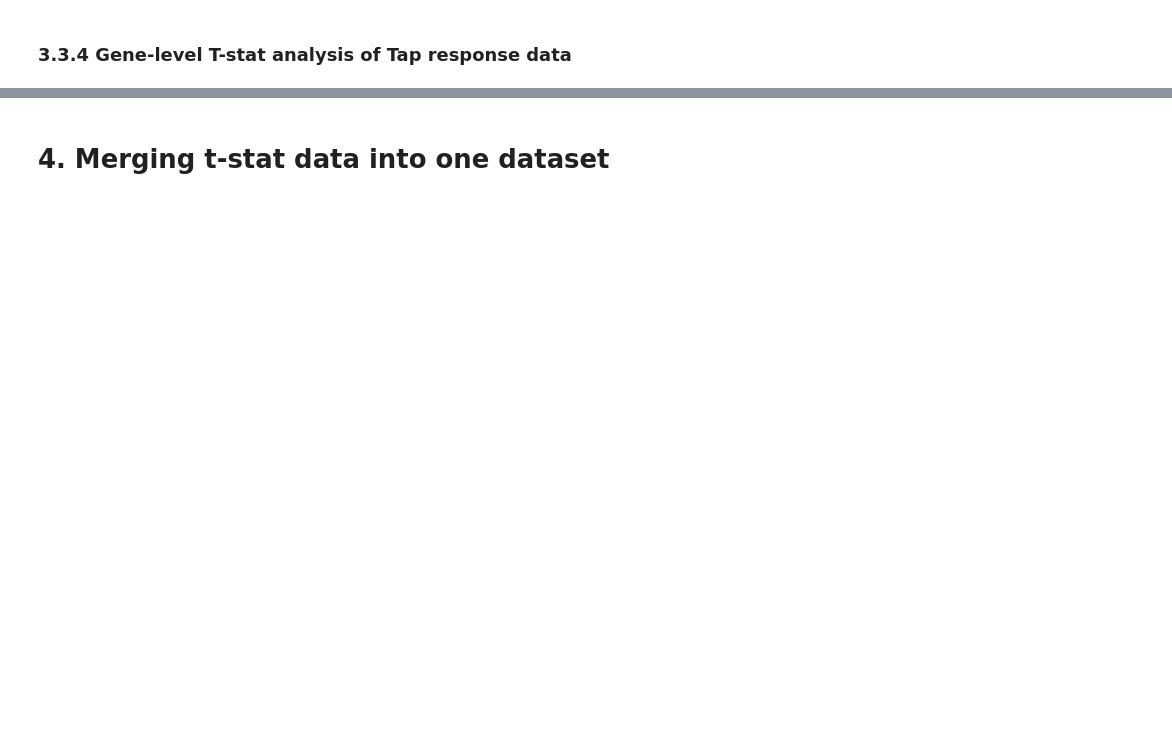
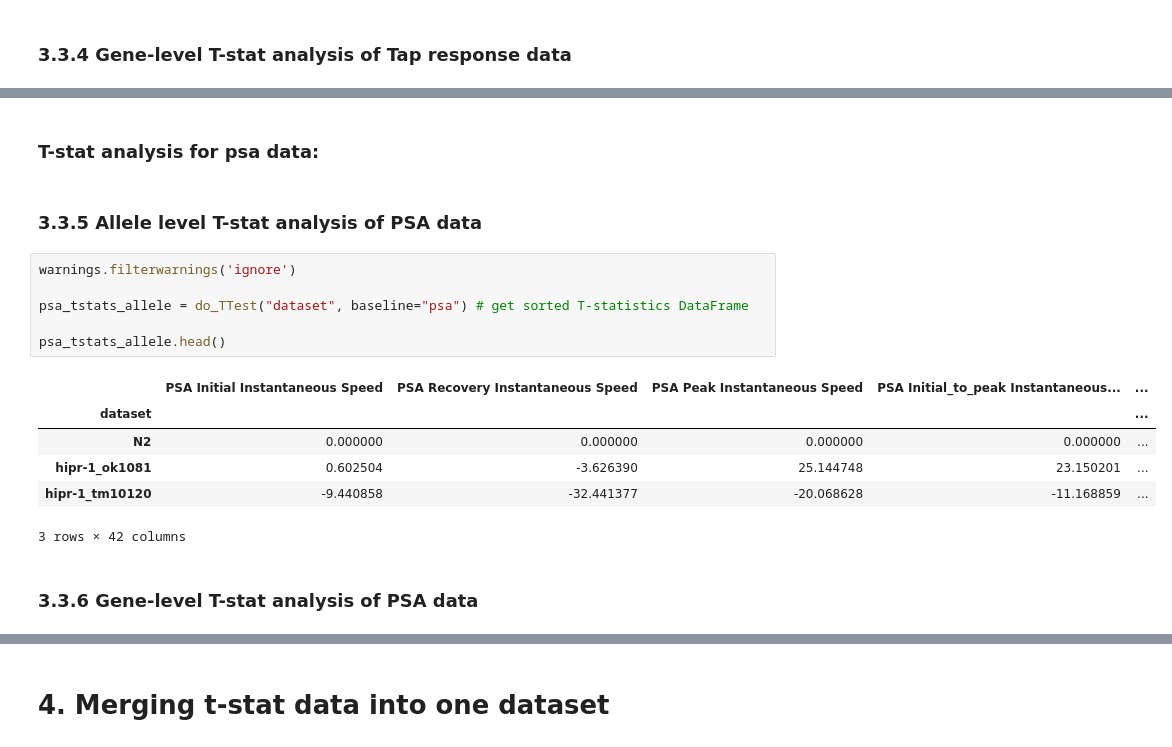
Before and after one commit to JosephLiangUBC/MWT_Dashboard, a Jupyter notebook: Step4_data_processing_for_db.ipynb, the cells around one changed output, grey strips where cells are left out. Drawn from its saved outputs; the diff is of its cells as text; blank space fills up the shorter version.

```diff
--- a/Step4_data_processing_for_db.ipynb
+++ b/Step4_data_processing_for_db.ipynb
@@ -739,0 +964,19 @@ PD_habituation_Tstats
+# %% [markdown]
+### T-stat analysis for psa data:
+# %% [markdown]
+### 3.3.5 Allele level T-stat analysis of PSA data
+# %%
+warnings.filterwarnings('ignore')
+
+psa_tstats_allele = do_TTest("dataset", baseline="psa") # get sorted T-statistics DataFrame
+
+psa_tstats_allele.head()
+# %% [output]
+|  | PSA Initial Instantaneous Speed | PSA Recovery Instantaneous Speed | PSA Peak Instantaneous Speed | PSA Initial_to_peak Instantaneous... | ... |
+| dataset |  |  |  |  | ... |
+| N2 | 0.000000 | 0.000000 | 0.000000 | 0.000000 | ... |
+| hipr-1_ok1081 | 0.602504 | -3.626390 | 25.144748 | 23.150201 | ... |
+| hipr-1_tm10120 | -9.440858 | -32.441377 | -20.068628 | -11.168859 | ... |
+3 rows × 42 columns
+# %% [markdown]
+### 3.3.6 Gene-level T-stat analysis of PSA data
```
Also changed, not shown: parts of 44 cells of this notebook.
